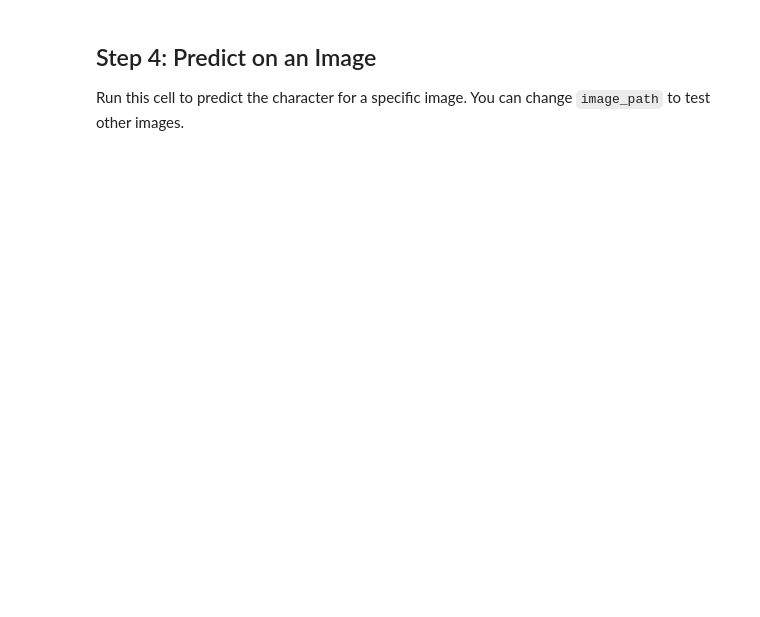
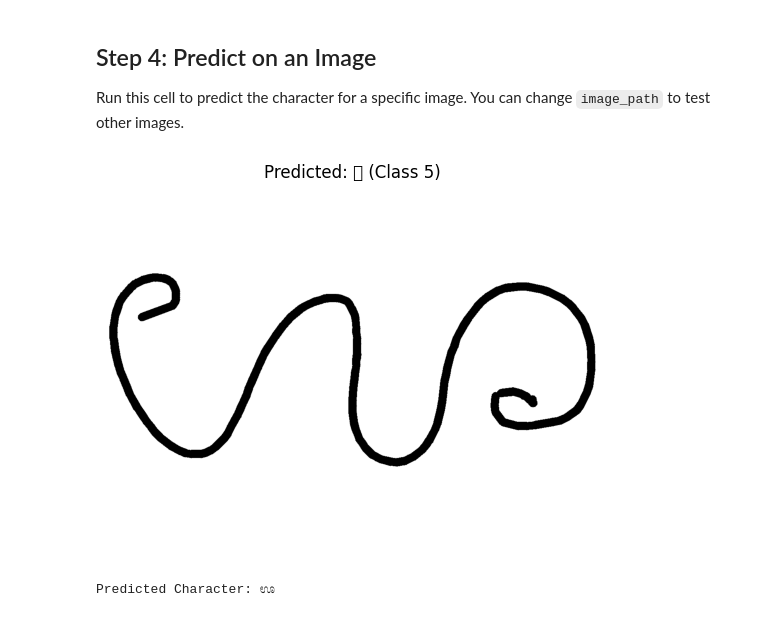
Before and after one commit to HrishiGhodke/Real-Time-Handwritten-Kannada-Text, a Jupyter notebook: run_project.ipynb, the cells around one changed output. Cells and saved outputs as stored; diff of their text form; code cells hidden in the pictures; blank space fills up the shorter version.

```diff
--- a/run_project.ipynb
+++ b/run_project.ipynb
@@ -103,7 +108,7 @@ else:
 Run this cell to predict the character for a specific image. You can change `image_path` to test other images.
 # %%
 # Change this path to test different images
-image_path = r"chars74k\Kannada\Hnd\Img\Sample001\img001-001.png"
+image_path = r"chars74k\Kannada\Hnd\Img\Sample006\img006-001.png"
 
 def predict_image(img_path):
     if not os.path.exists(img_path):
@@ -111,30 +116,33 @@ def predict_image(img_path):
         return
 
     transform = transforms.Compose([
         transforms.Resize((128, 128)),
         transforms.ToTensor(),
         transforms.Normalize([0.5], [0.5])
     ])
 
     try:
         image = Image.open(img_path).convert("RGB")
         input_tensor = transform(image).unsqueeze(0).to(device)
 
         with torch.no_grad():
             outputs = model(input_tensor)
             _, predicted = outputs.max(1)
             predicted_class = predicted.item()
 
         predicted_char = id2char.get(predicted_class, f"Class_{predicted_class+1}")
 
         plt.imshow(image)
         plt.axis("off")
         plt.title(f"Predicted: {predicted_char} (Class {predicted_class})")
         plt.show()
 
         print(f"Predicted Character: {predicted_char}")
 
     except Exception as e:
         print(f"Error: {e}")
 
 predict_image(image_path)
+# %% [output]
+[figure, added]
+Predicted Character: ಊ
```
Also changed, not shown: parts of 3 cells of this notebook.
